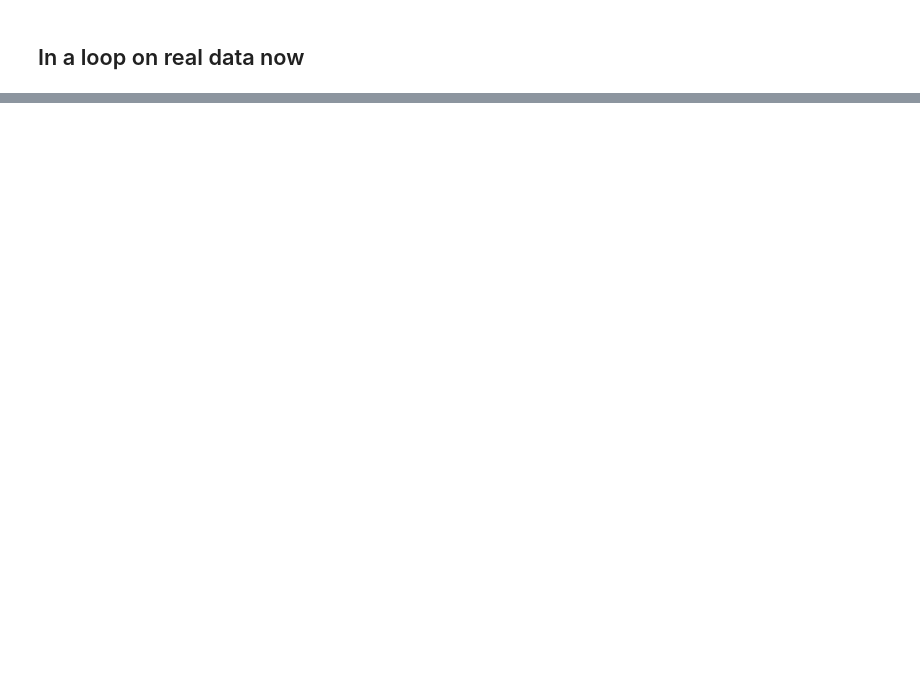
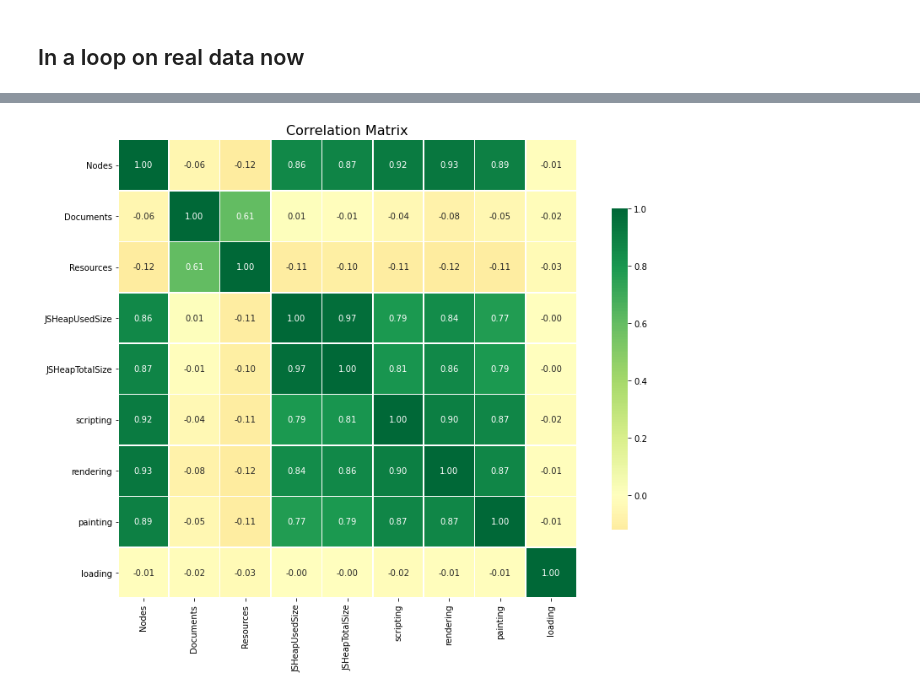
Before and after one commit to mehrotrasan16/performance-benchmarking-with-puppeteer, a Jupyter notebook: tracelyzer-to-csv.ipynb, the cells around one changed output, grey strips where cells are left out. Saved outputs shown, nothing was run; the diff lists cells and outputs as text; code cells hidden in the pictures; blank space fills up the shorter version.

```diff
--- a/tracelyzer-to-csv.ipynb
+++ b/tracelyzer-to-csv.ipynb
@@ -384,0 +498,4 @@ nycphil.append(nycphil)
+# %%
+correlation_heatmap(corrdf,'kendall')
+# %% [output]
+[figure, added]
```
Also changed, not shown: parts of 67 cells of this notebook, 2 other files.
